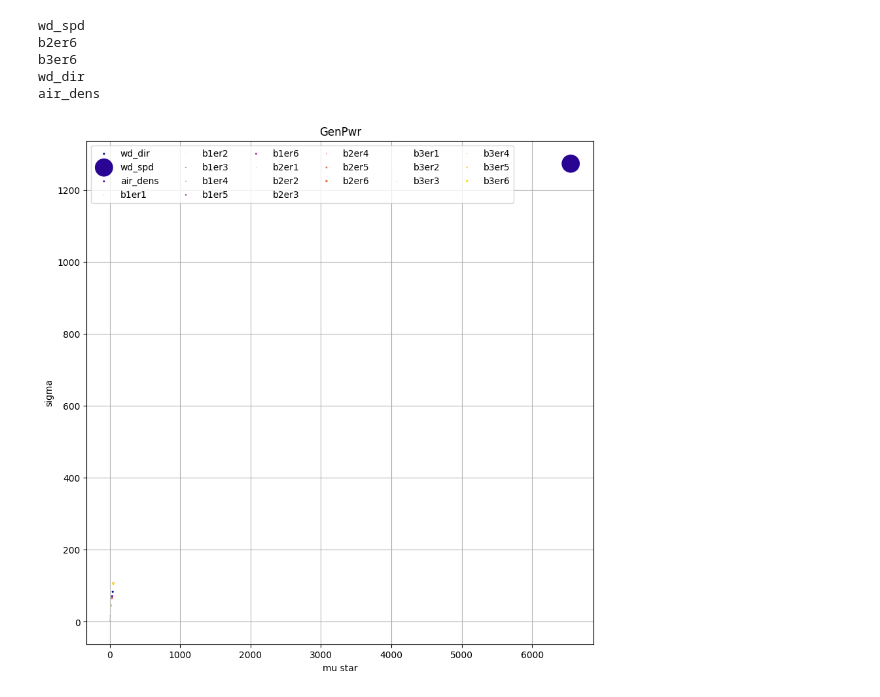
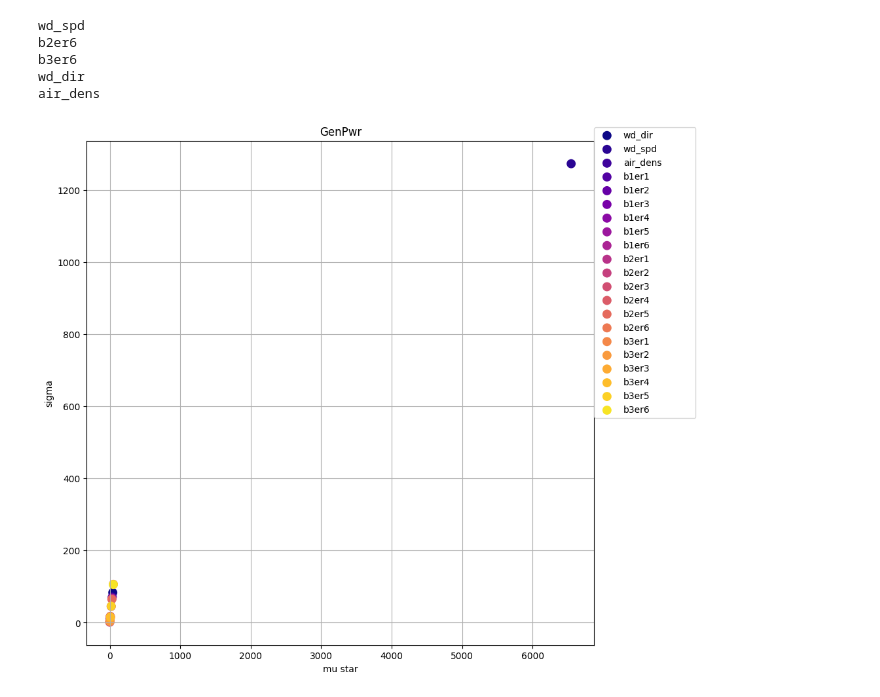
Before and after one commit to Aidan-Gettemy/LE3Storage, a Jupyter notebook: Experiment_Points/LE3_MorrisMethodAnalysis.ipynb, the cells around one changed output. Drawn from its saved outputs; the diff is of its cells as text; code cells hidden in the pictures.

```diff
--- a/Experiment_Points/LE3_MorrisMethodAnalysis.ipynb
+++ b/Experiment_Points/LE3_MorrisMethodAnalysis.ipynb
@@ -196,27 +196,29 @@ air_dens
 # %%
 fig, ax = plt.subplots(1, 1, figsize=(10, 10))
 
 stor = np.zeros((2,21))
 stor[0,:] = Si["mu_star"]
 stor[1,:] = Si["sigma"]
 
 vals = np.zeros((21,))
 for i in range(21):
     vals[i] = np.linalg.norm(stor[:,i])
 
 cmap = plt.cm.plasma
 norm = plt.Normalize(vmin=0, vmax=21)
 nomr1 = plt.Normalize(vmin=min(vals),vmax=max(vals))
 for i in range(len(Si["names"])):
     cl = cmap(norm(i))
-    scale = 400*nomr1(vals[i])
+    scale = 100 #400*nomr1(vals[i])
     ax.scatter(Si["mu_star"][i], Si["sigma"][i], color=cl, s=scale, label=Si["names"][i], edgecolors='none')
 
-ax.legend(loc="upper left",ncols=6)
+#ax.legend(loc="upper left")
+ax.legend(bbox_to_anchor=(1,.45,.2,1.5), loc='lower left',
+           ncols=1,mode="expand", borderaxespad=0)
 ax.grid(True)
 ax.set_xlabel("mu star")
 ax.set_ylabel("sigma")
 ax.set_title(outname)
 plt.show()
 # %% [output]
-[figure, old version]
+[figure, new version]
```
Also changed, not shown: parts of 1 cell of this notebook.
